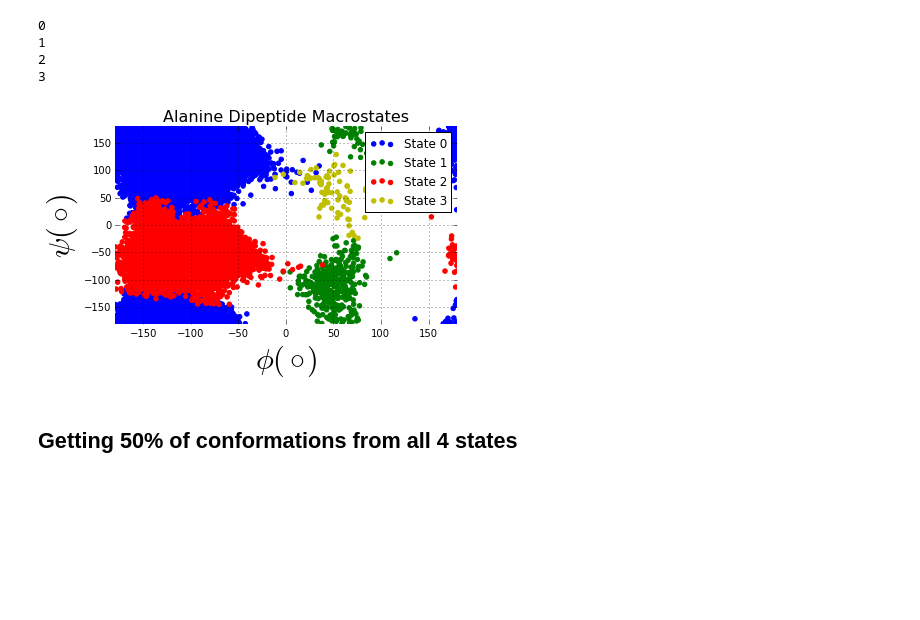
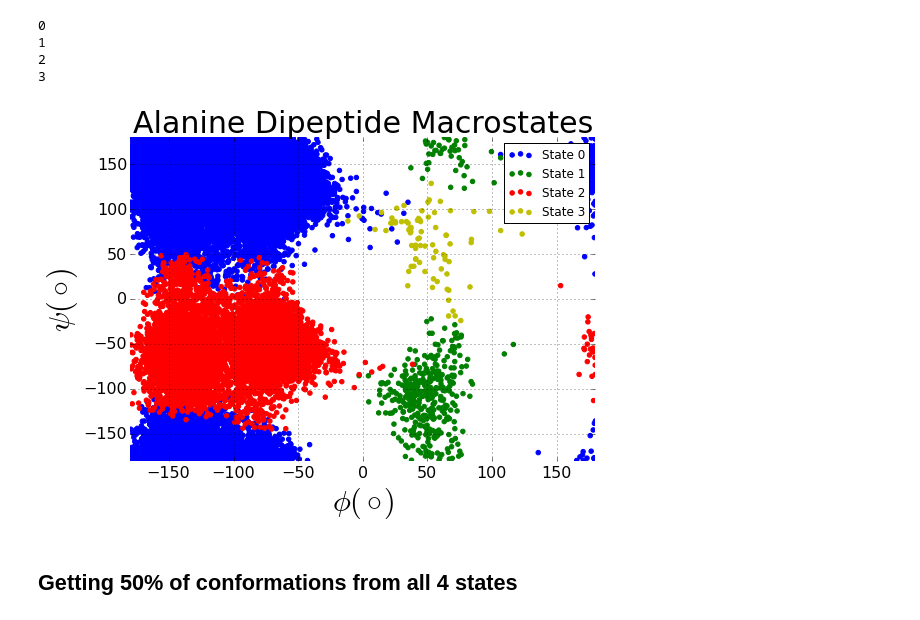
Before and after one commit to msultan/alanine_tree, a Jupyter notebook: alanine_tree.ipynb, the cells around one changed output. Saved outputs shown, nothing was run; the diff lists cells and outputs as text; code cells hidden in the pictures; blank space fills up the shorter version.

Commit message:
changed figures to have bigger tics

```diff
--- a/alanine_tree.ipynb
+++ b/alanine_tree.ipynb
@@ -51,24 +55,27 @@ y_all=data[:,10]
 #
 # %%
 ##plotting the oiriginal dataset
+figure(figsize=(8,6))
 for i in range(NumStates):
     print(i)
     PlotIthState(i,w)
-title("Alanine Dipeptide Macrostates",fontsize=16)
+title("Alanine Dipeptide Macrostates",fontsize=30)
 xlabel(r"$\phi (\circ)$",fontsize=30)
 ylabel(r"$\psi (\circ)$",fontsize=30)
 axis([-180,180,-180,180])
 plt.grid()
 plt.box()
+xticks(size=16)
+yticks(size=16)
 legend(loc='best')
 tight_layout()
 savefig("Original_ala.tiff",dpi=300)
 # %% [output]
 0
 1
 2
 3
-[figure, old version]
+[figure, new version]
 # %% [markdown]
 ## Getting 50% of conformations from all 4 states
 # %%
```
Also changed, not shown: parts of 4 cells of this notebook, 3 other files.
